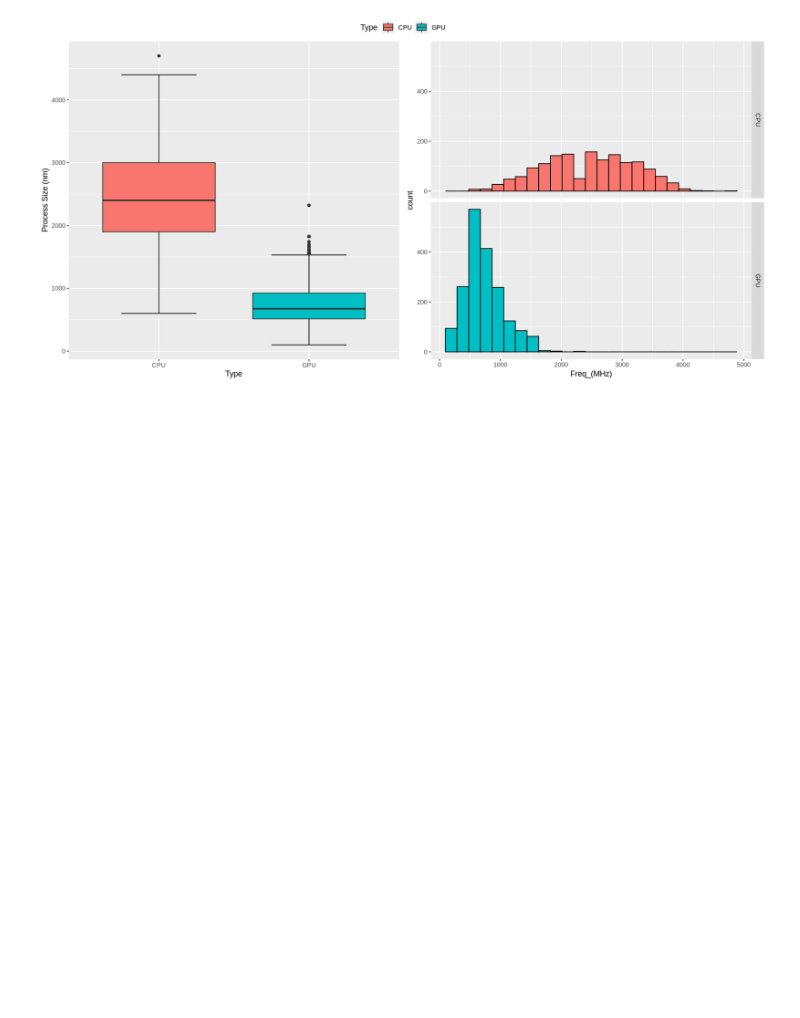
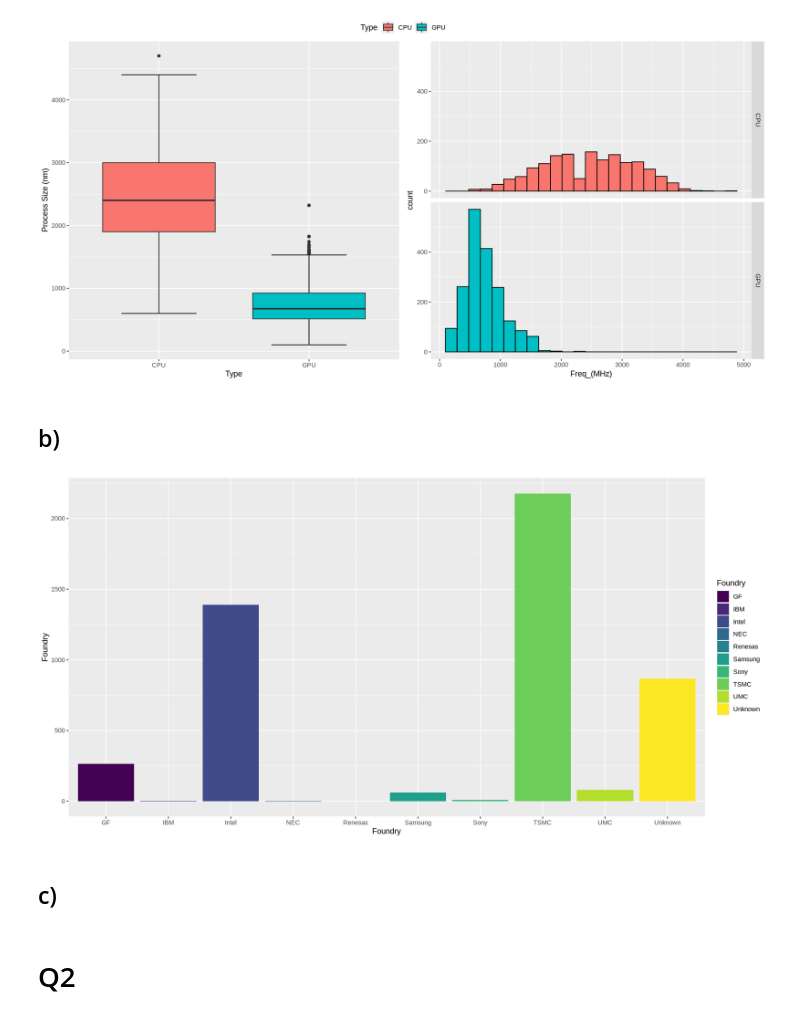
Before and after one commit to TheMathAI/MATH208_PROJECT, a Jupyter notebook: MATH_208_Project.ipynb, the cells around one changed output. Drawn from its saved outputs; the diff is of its cells as text; code cells hidden in the pictures; blank space fills up the shorter version.

```diff
--- a/MATH_208_Project.ipynb
+++ b/MATH_208_Project.ipynb
@@ -214,3 +218,17 @@ A tibble: 8 × 3
 | Freq_(MHz)_Q1 | 1900.0000 | 513.0000 |
 | Freq_(MHz)_Q3 | 3000.0000 | 925.0000 |
 [figure]
+# %% [markdown]
+## b)
+# %%
+cpu_gpu_data_no_NA_b <- cpu_gpu_data[complete.cases(cpu_gpu_data[ , 10:11]),]
+# %%
+ggplot(cpu_gpu_data_no_NA_b,aes(x=Foundry,fill=Foundry)) +
+ geom_bar() + scale_fill_viridis_d() +
+ ylab("Foundry")
+# %% [output]
+[figure, added]
+# %% [markdown]
+## c)
+# %% [markdown]
+# Q2
```
Also changed, not shown: parts of 2 cells of this notebook.
